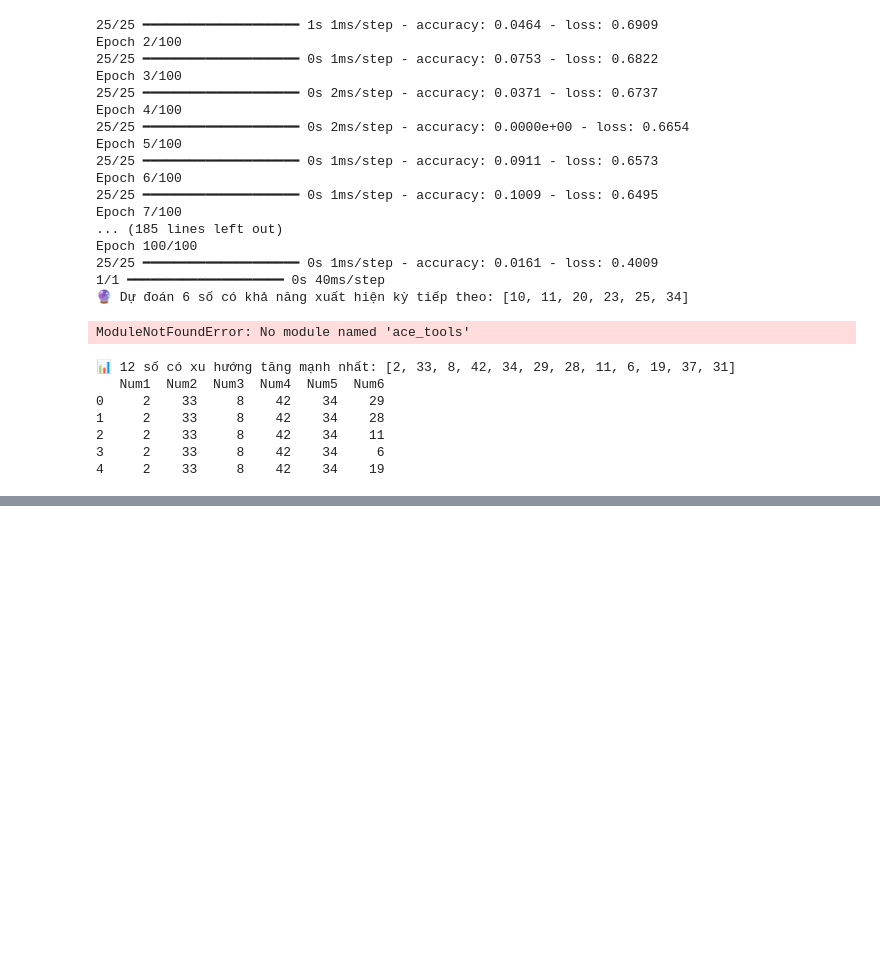
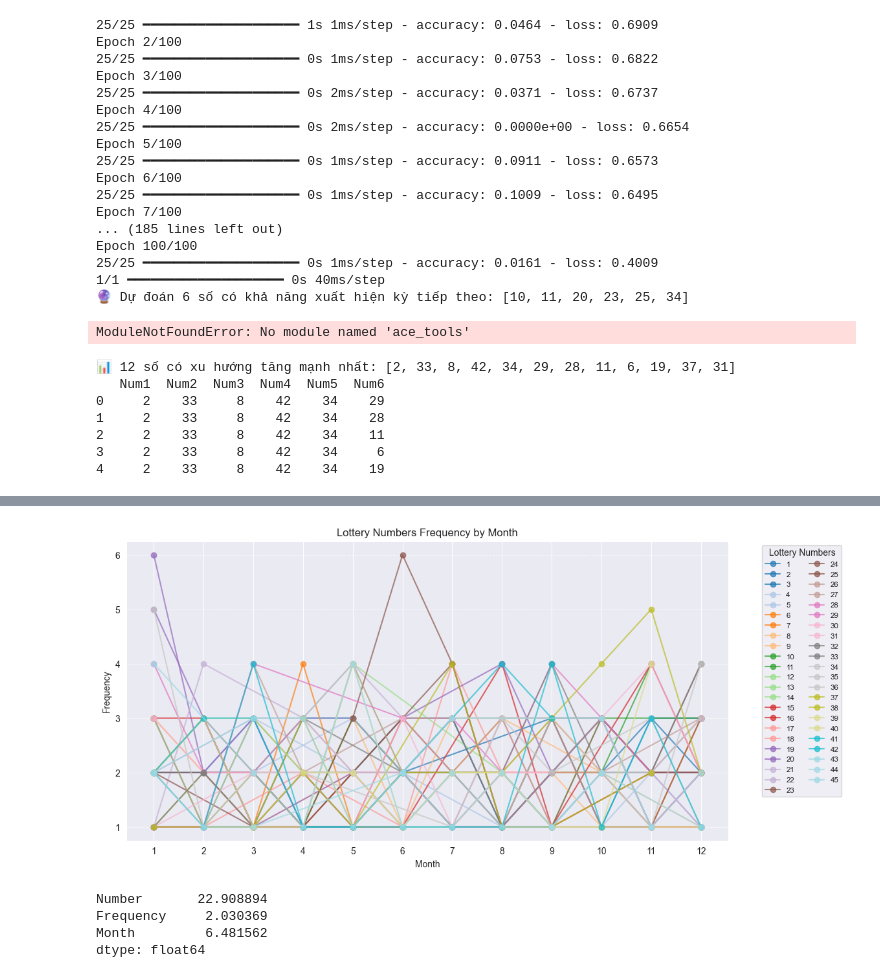
Before and after one commit to HoangPhuc1998HPT/IBM_Python_in_data_analyst, a Jupyter notebook: Machine_Learning_With_Python/SX_VIETLOTS.ipynb, the cells around one changed output, grey strips where cells are left out. Cells and saved outputs as stored; diff of their text form; code cells hidden in the pictures; blank space fills up the shorter version.

```diff
--- a/Machine_Learning_With_Python/SX_VIETLOTS.ipynb
+++ b/Machine_Learning_With_Python/SX_VIETLOTS.ipynb
@@ -1048,0 +1348,11 @@ print(df_combinations.head())  # Xem trước một số dòng
+# %%
+import pandas as pd
+
+# Chuyển cột "Date" thành kiểu datetime
+clean_data_df["Date"] = pd.to_datetime(clean_data_df["Date"], format="%d/%m/%Y")
+
+# Thêm cột Month (tháng) và Week (tuần trong năm)
+clean_data_df["Month"] = clean_data_df["Date"].dt.month
+clean_data_df["Week"] = clean_data_df["Date"].dt.isocalendar().week  # Cập nhật cách lấy số tuần
+# Xem dữ liệu đã cập nhật
+print(clean_data_df.head())
@@ -1048,0 +1373,50 @@ print(df_combinations.head())  # Xem trước một số dòng
+# %%
+# Đếm tần suất theo tháng
+monthly_counts = []
+for month in clean_data_df["Month"].unique():
+    monthly_data = clean_data_df[clean_data_df["Month"] == month]
+    all_monthly_number =[]
+    for col in ["Number 1", "Number 2", "Number 3", "Number 4", "Number 5", "Number 6"]:
+        all_monthly_number.extend(monthly_data[col].tolist())
+
+    counter_monthly = Counter(all_monthly_number)
+
+    df_monthly = pd.DataFrame(counter_monthly.items(), columns = ["Number", "Frequency"]).sort_values(by = "Frequency", ascending = False)
+    df_monthly["Month"] = month
+    monthly_counts.append(df_monthly)
+
+# Gộp dữ liệu theo từng tháng
+df_monthly_counts = pd.concat(monthly_counts, ignore_index=True)
+
+# Sắp xếp lại dữ liệu theo tháng để biểu đồ rõ ràng hơn
+df_monthly_counts = df_monthly_counts.sort_values(by=["Month", "Number"])
+
+# Vẽ biểu đồ xu hướng xuất hiện theo tháng
+plt.figure(figsize=(12, 6))
+
+# Tạo bảng màu cho các số từ 1 đến 45
+colors = plt.cm.get_cmap("tab20", 45)
+
+for number in range(1, 46):
+    monthly_trend = df_monthly_counts[df_monthly_counts["Number"] == number]
+    if not monthly_trend.empty:
+        plt.plot(monthly_trend["Month"], monthly_trend["Frequency"], marker="o", linestyle="-", alpha=0.7, label=f"{number}", color=colors(number-1))
+
+plt.xlabel("Month")
+plt.ylabel("Frequency")
+plt.title("Lottery Numbers Frequency by Month")
+plt.xticks(sorted(df_monthly_counts["Month"].unique()))
+plt.grid(axis="y", linestyle="--", alpha=0.7)
+plt.legend(title="Lottery Numbers", bbox_to_anchor=(1.05, 1), loc="upper left", fontsize="small", ncol=2)
+
+# Hiển thị biểu đồ
+plt.show()
+# %% [output]
+[figure, added]
+# %%
+df_monthly_counts.mean()
+# %% [output]
+Number       22.908894
+Frequency     2.030369
+Month         6.481562
+dtype: float64
```
Also changed, not shown: parts of 37 cells of this notebook, 3 other files.
